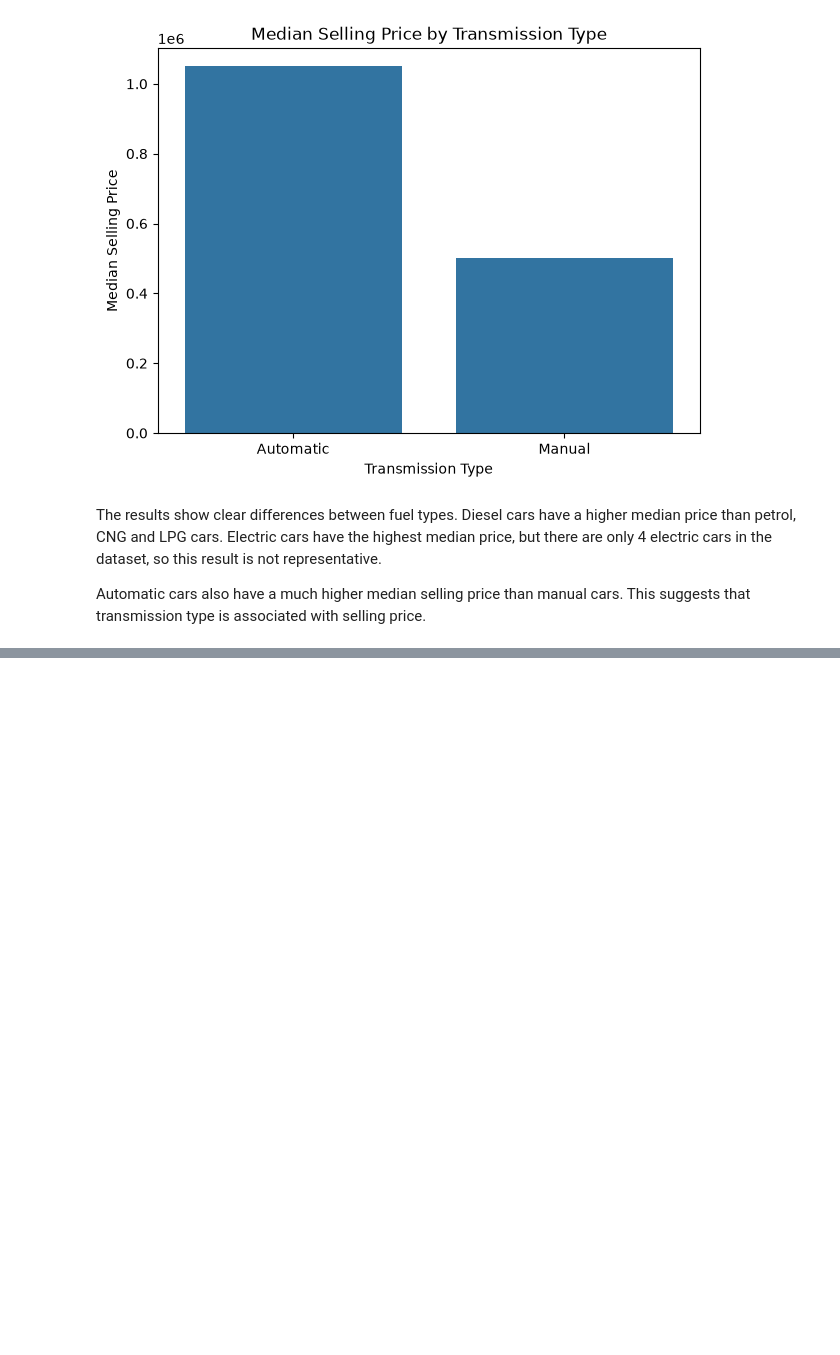
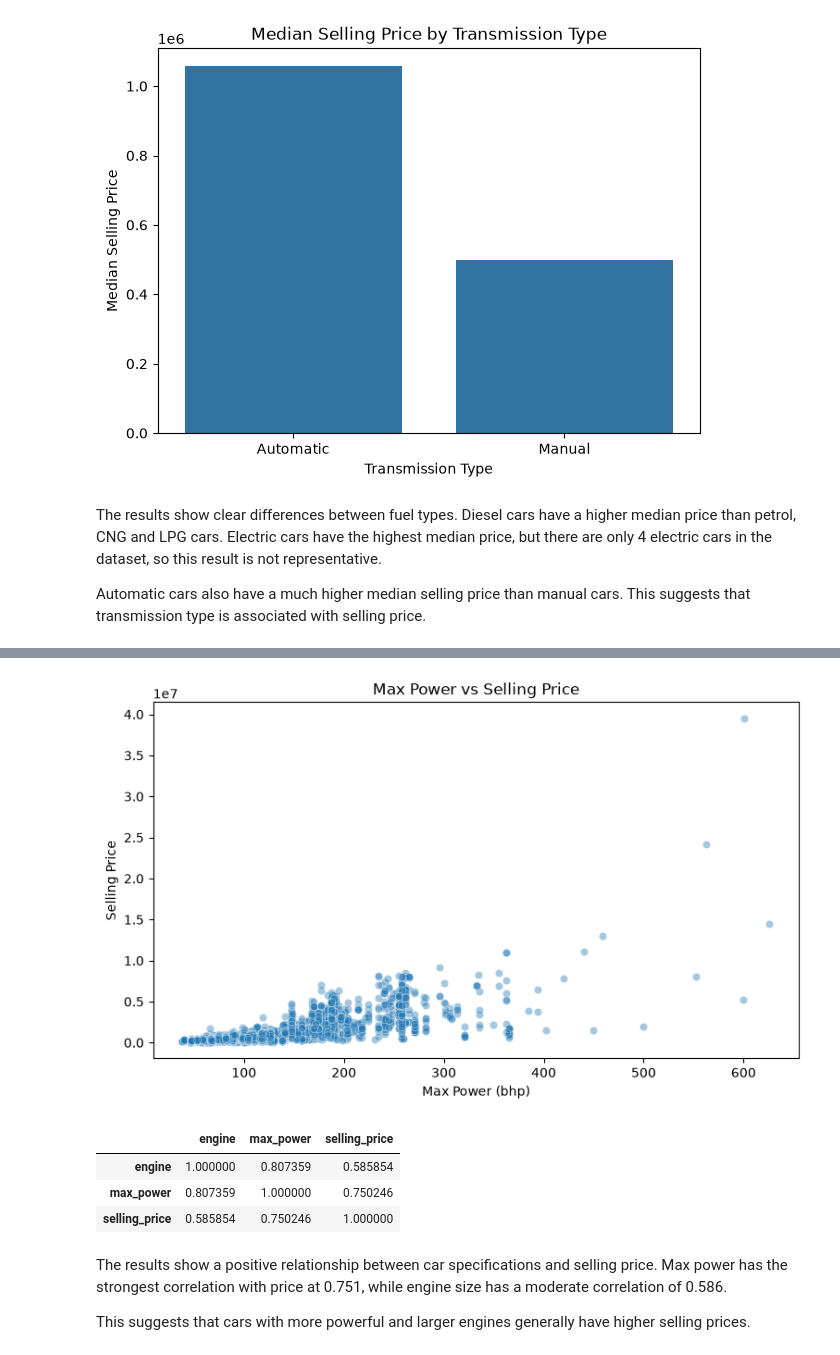
Before and after one commit to aakashbonthu/70297386-DA-120B, a Jupyter notebook: notebooks/01_exploratory_data_analysis.ipynb, the cells around one changed output, grey strips where cells are left out. Saved outputs shown, nothing was run; the diff lists cells and outputs as text; code cells hidden in the pictures; blank space fills up the shorter version.

```diff
--- a/notebooks/01_exploratory_data_analysis.ipynb
+++ b/notebooks/01_exploratory_data_analysis.ipynb
@@ -502,0 +524,31 @@ Automatic cars also have a much higher median selling price than manual cars. Th
+# %%
+plt.figure(figsize=(9, 5))
+
+sns.scatterplot(
+    data=df_clean,
+    x="max_power",
+    y="selling_price",
+    alpha=0.4
+)
+
+plt.title("Max Power vs Selling Price")
+plt.xlabel("Max Power (bhp)")
+plt.ylabel("Selling Price")
+plt.show()
+# %% [output]
+[figure, added]
+# %%
+df_clean[[
+    "engine",
+    "max_power",
+    "selling_price"
+]].corr()
+# %% [output]
+|  | engine | max_power | selling_price |
+| engine | 1.000000 | 0.807359 | 0.585854 |
+| max_power | 0.807359 | 1.000000 | 0.750246 |
+| selling_price | 0.585854 | 0.750246 | 1.000000 |
+# %% [markdown]
+The results show a positive relationship between car specifications and selling price. Max power has the strongest correlation with price at 0.751, while engine size has a moderate correlation of 0.586.
+
+This suggests that cars with more powerful and larger engines generally have higher selling prices.
```
Also changed, not shown: parts of 27 cells of this notebook, 2 other files.
